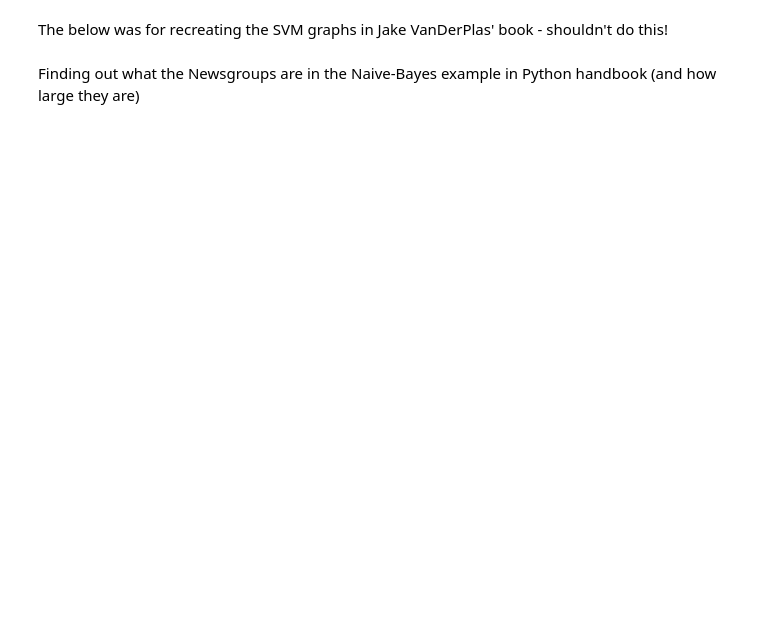
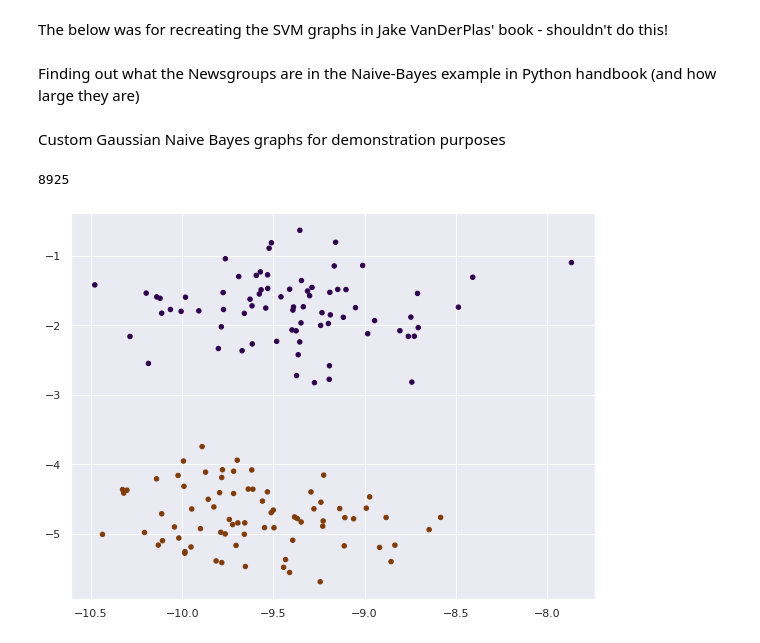
Before and after one commit to jdowzell/Thesis, a Jupyter notebook: 20210812 - GRAPHS.ipynb, the cells around one changed output. Saved outputs shown, nothing was run; the diff lists cells and outputs as text; code cells hidden in the pictures; blank space fills up the shorter version.

```diff
--- a/20210812 - GRAPHS.ipynb
+++ b/20210812 - GRAPHS.ipynb
@@ -237,3 +256,25 @@ plt.rcParams["figure.figsize"] = (10,5)
 plt.bar([0,1,2,3,4,5,6],[0.6,0.23,0.65,0.78,0.11,0.05,0.99],tick_label=['SVM','SVM_FFT','RT','RT_FFT','NB','BN_FFT','ETC'])
 plt.title("Bar graph of the Accuracy Values of the several Machine Learning methods", fontsize=18)
 plt.savefig('img/examplemetrics.png')
+# %% [markdown]
+Custom Gaussian Naive Bayes graphs for demonstration purposes
+# %%
+RND = 8925
+print(RND)
+
+from sklearn.datasets import make_blobs
+X, y = make_blobs(n_samples=150, centers=2,
+                  random_state=RND, cluster_std=0.45)
+plt.scatter(X[:, 0], X[:, 1], c=y, s=20, cmap='PuOr');
+
+#plt.ylim(-1,8)
+#plt.xlim(-10,-2)
+
+plt.tight_layout()
+plt.savefig('img/gnb-ex.png')
+
+ylim = plt.gca().get_ylim()
+xlim = plt.gca().get_xlim()
+# %% [output]
+8925
+[figure, added]
```
Also changed, not shown: parts of 6 cells of this notebook, 19 other files.
